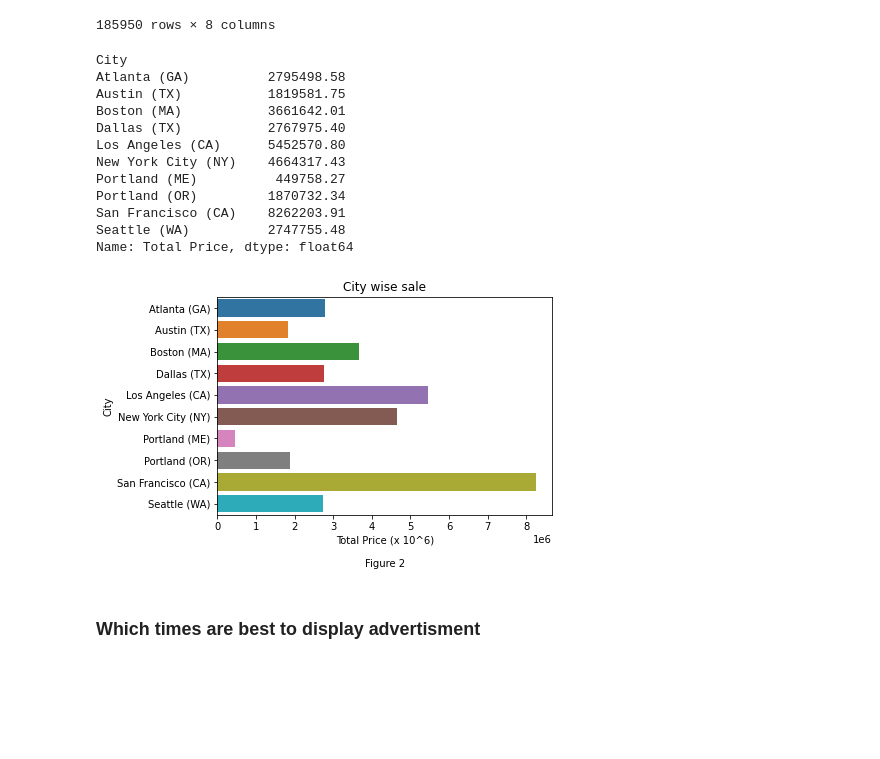
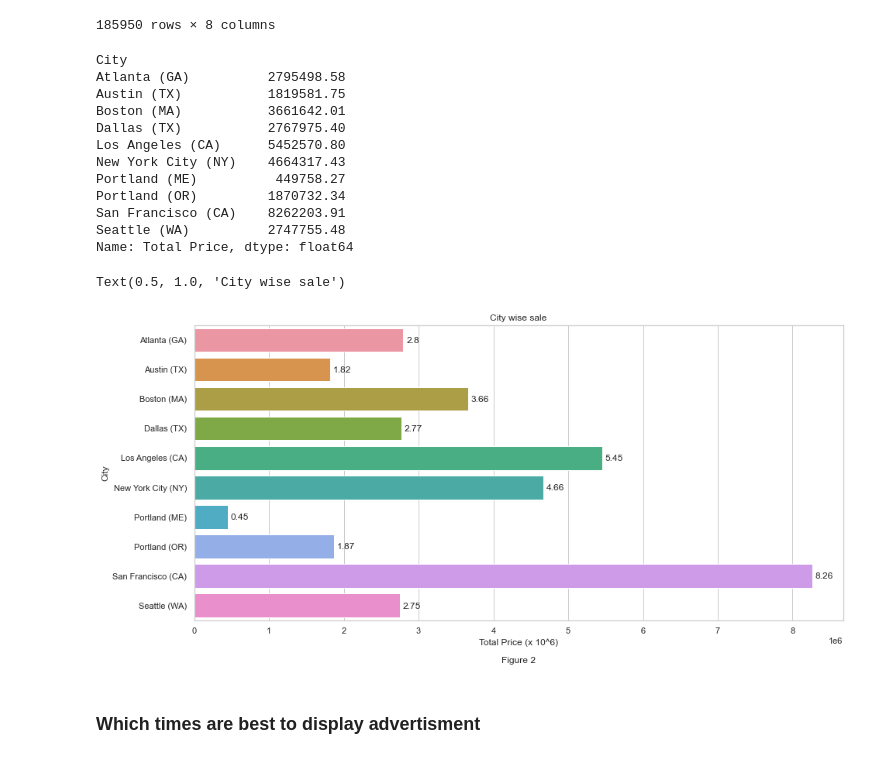
Before and after one commit to d-s-dc/Data-Analysis-on-Sales, a Jupyter notebook: Project.ipynb, the cells around one changed output. Saved outputs shown, nothing was run; the diff lists cells and outputs as text; code cells hidden in the pictures; blank space fills up the shorter version.

```diff
--- a/Project.ipynb
+++ b/Project.ipynb
@@ -133,8 +144,13 @@ November     3198909.23
 December     4619297.12
 Name: Total Price, dtype: float64
 # %%
-plt.bar(x = req_stats.index, height = req_stats.values)
-plt.xticks(rotation = 90)
+ax = sns.barplot(x = req_stats.index.values, y = req_stats.values)
+sns.set(palette = "hls", rc = {'figure.figsize':(15,7)})
+sns.set_style("whitegrid")
+plt.grid(visible = False, axis = 'x')
+for item in range(len(req_stats)):
+    plt.text(item - 0.15, req_stats.values[item]+50000, round(req_stats.values[item] / 1000000,2))
+# plt.xticks(rotation = 90)
 plt.title('Total Sales of Each Month')
 plt.ylabel('Sales (x 10^6)')
 plt.xlabel('Figure 1')
@@ -164,24 +180,29 @@ data
 # %%
 city_wise = data.groupby(by = 'City').sum()['Total Price']
 print(city_wise)
 sns.barplot(y = city_wise.index, x = city_wise)
+for item in range(len(city_wise)):
+    plt.text(city_wise.values[item] + 40000, item + 0.1, round(city_wise.values[item] / 1000000,2))
+sns.set(palette = "hls", rc = {'figure.figsize':(15,7)})
+sns.set_style("whitegrid")
 plt.xlabel('Total Price (x 10^6)\n\nFigure 2')
 plt.title('City wise sale')
-sns.reset_orig()
+# sns.reset_orig()
 # %% [output]
 City
 Atlanta (GA)          2795498.58
 Austin (TX)           1819581.75
 Boston (MA)           3661642.01
 Dallas (TX)           2767975.40
 Los Angeles (CA)      5452570.80
 New York City (NY)    4664317.43
 Portland (ME)          449758.27
 Portland (OR)         1870732.34
 San Francisco (CA)    8262203.91
 Seattle (WA)          2747755.48
 Name: Total Price, dtype: float64
+Text(0.5, 1.0, 'City wise sale')
-[figure, old version]
+[figure, new version]
 # %% [markdown]
 ### Which times are best to display advertisment
 # %%
```
Also changed, not shown: parts of 40 cells of this notebook.
